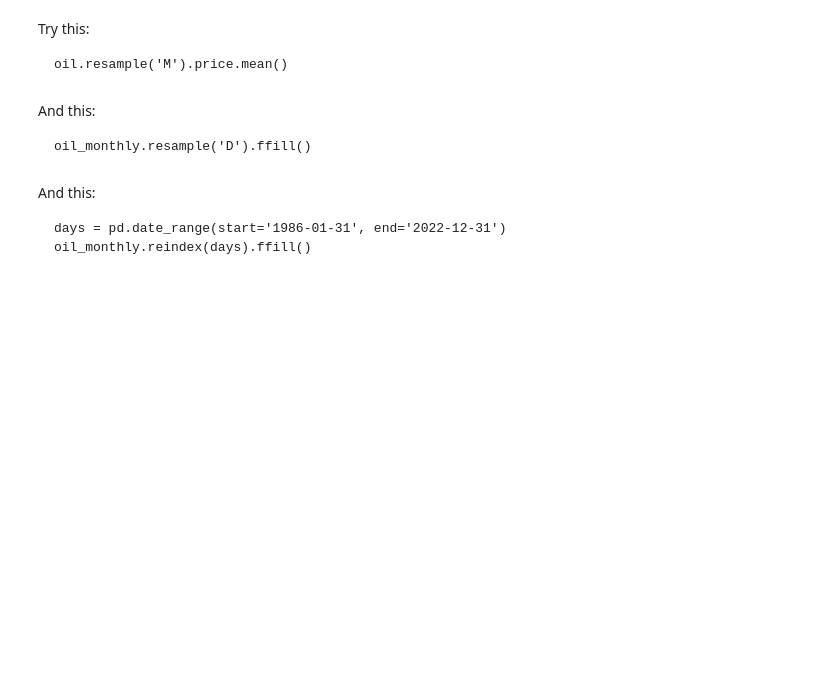
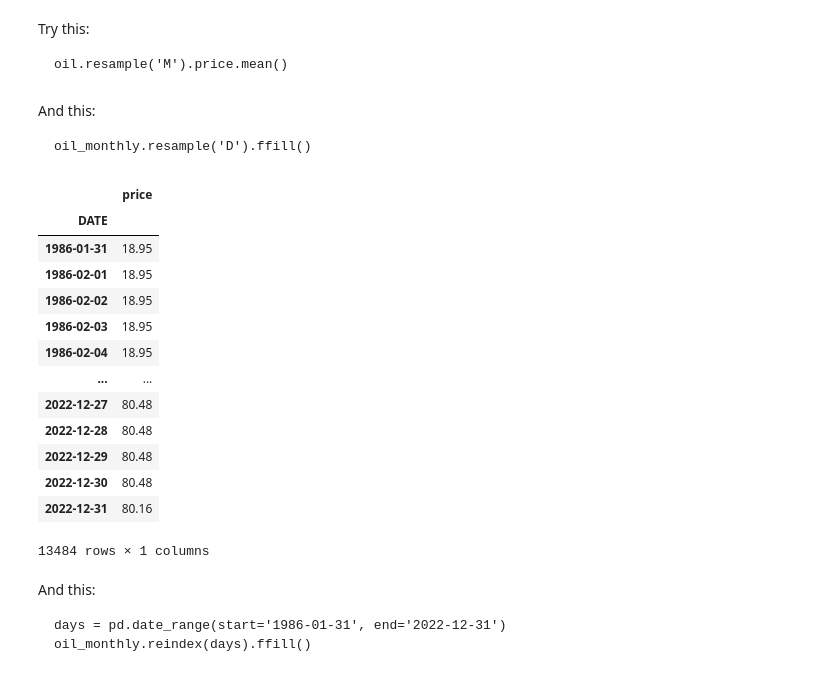
Before and after one commit to 2xra/BUSI-520-notebooks, a Jupyter notebook: 04-Additional_Pandas.ipynb, the cells around one changed output. Cells and saved outputs as stored; diff of their text form; code cells hidden in the pictures; blank space fills up the shorter version.

```diff
--- a/04-Additional_Pandas.ipynb
+++ b/04-Additional_Pandas.ipynb
@@ -343,3 +361,15 @@ None
 # %%
-oil['month'] = oil['date'].
+#### Mert
+fuckcopy = oil.copy()
+fuckcopy['month'] = fuckcopy.index.month
+
+fuckcopy['year']= fuckcopy.index.year
+f = fuckcopy.groupby(['year','month']).mean()
+print(f)
+
+
+#kerry
+oil['month'] = oil.index.to_period('M')
+f = oil.groupby(['month']).mean()
+print(f)
 # %% [output]
@@ -445,6 +504,23 @@ Try this:
 And this:
 
     oil_monthly.resample('D').ffill()
+# %%
+oil_monthly.resample('D').ffill()
+# %% [output]
+|  | price |
+| DATE |  |
+| 1986-01-31 | 18.95 |
+| 1986-02-01 | 18.95 |
+| 1986-02-02 | 18.95 |
+| 1986-02-03 | 18.95 |
+| 1986-02-04 | 18.95 |
+| ... | ... |
+| 2022-12-27 | 80.48 |
+| 2022-12-28 | 80.48 |
+| 2022-12-29 | 80.48 |
+| 2022-12-30 | 80.48 |
+| 2022-12-31 | 80.16 |
+13484 rows × 1 columns
 # %% [markdown]
 And this:
 
```
Also changed, not shown: parts of 7 cells of this notebook, 1 other file.
